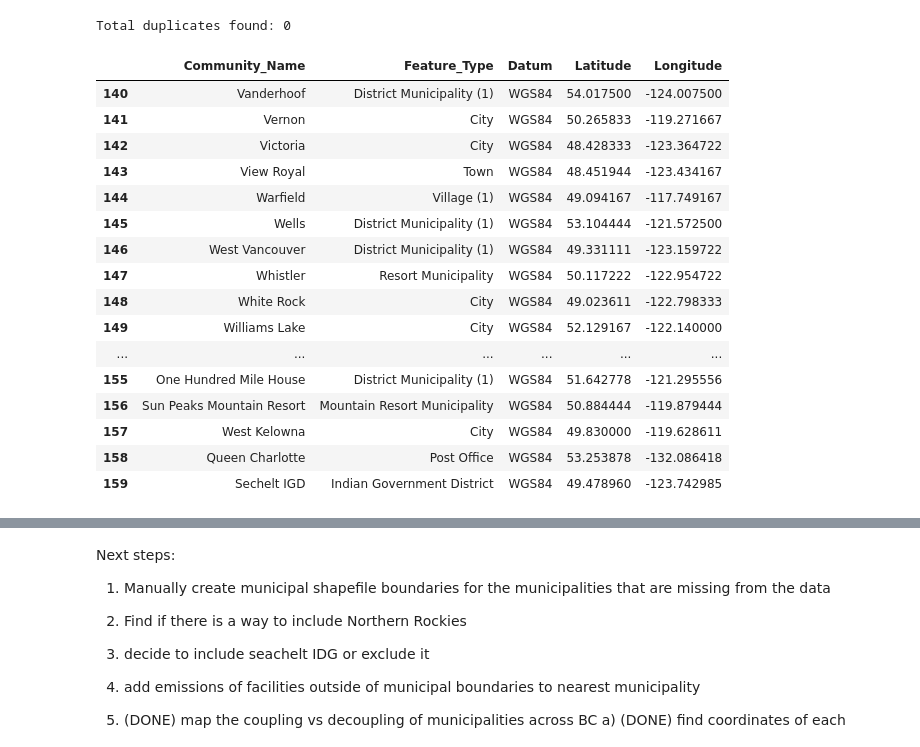
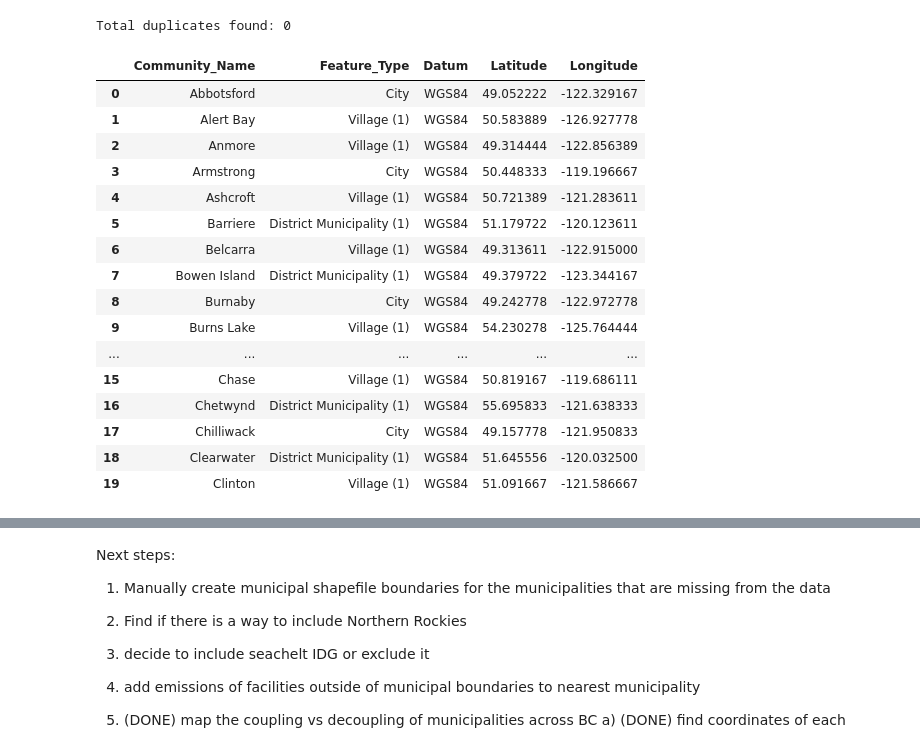
Before and after one commit to AloysioCamposDaPaz/ClusteringForTargetingPolicies, a Jupyter notebook: notebooks/data_cleaning_and_processing_v5.ipynb, the cells around one changed output, grey strips where cells are left out. Drawn from its saved outputs; the diff is of its cells as text; code cells hidden in the pictures.

```diff
--- a/notebooks/data_cleaning_and_processing_v5.ipynb
+++ b/notebooks/data_cleaning_and_processing_v5.ipynb
@@ -345,7 +350,8 @@ Unique municipalities in the industrial emissions data:
  'Masset']
 # %%
 #select municipalities from the utility emissions dataset (by excluding regional districts and unincorporated areas)
-mask = ~utility_emissions['ORG_NAME'].isin(list_of_unincorporated_areas + bc_regional_districts + province + outliers)
+mask = ~utility_emissions['ORG_NAME'].isin(list_of_unincorporated_areas + bc_regional_districts + province)
 utility_df = utility_emissions[mask]
+print(utility_df['ORG_NAME'].unique())
 utility_df.head()
 # %% [output]
@@ -359,8 +382,8 @@ utility_df.head()
 #save the utility_df to a csv file in the data/processed folder
 utility_df.to_csv(os.path.join('..','data','processed','municipalities_energy_and_emissions.csv'), index=False)
 # %%
-#select municipalities from the utility emissions dataset (by excluding regional districts and unincorporated areas)
-mask = ~transportation_emissions['ORG_NAME'].isin(list_of_unincorporated_areas + bc_regional_districts + province + outliers)
+#select municipalities from the transportation emissions dataset (by excluding regional districts and unincorporated areas)
+mask = ~transportation_emissions['ORG_NAME'].isin(list_of_unincorporated_areas + bc_regional_districts + province)
 transportation_df = transportation_emissions[mask]
 
 #change names of communities to match the utility_df
@@ -376,4 +399,5 @@ transportation_df['ORG_NAME'] = transportation_df['ORG_NAME'].replace({
 })
 
 transportation_df.head()
+print(transportation_df['ORG_NAME'].unique())
 # %% [output]
@@ -1085,11 +1111,25 @@ def categorize_decoupling(emissions_change, wellbeing_change):
         return 'Other'
 
 # Apply decoupling categorization
-final_analysis_data['decoupling_type'] = final_analysis_data.apply(
+final_analysis_data['total_emissions_decoupling_type'] = final_analysis_data.apply(
     lambda row: categorize_decoupling(row['total_emissions_percent_change'], row['cwb_percent_change']), axis=1
 )
 
-final_analysis_data['per_capita_decoupling_type'] = final_analysis_data.apply(
+final_analysis_data['total_emissions_per_capita_decoupling_type'] = final_analysis_data.apply(
     lambda row: categorize_decoupling(row['total_emissions_per_capita_change'], row['cwb_percent_change']), axis=1
 )
+
+#Repeat the decoupling categorization for transportation, utility and industrial emissions
+
+final_analysis_data['transportation_emissions_decoupling_type'] = final_analysis_data.apply(
+    lambda row: categorize_decoupling(row['transportation_emissions_percent_change'], row['cwb_percent_change']), axis=1
+)
+
+final_analysis_data['utility_emissions_decoupling_type'] = final_analysis_data.apply(
+    lambda row: categorize_decoupling(row['utility_emissions_percent_change'], row['cwb_percent_change']), axis=1
+)
+
+final_analysis_data['industrial_emissions_decoupling_type'] = final_analysis_data.apply(
+    lambda row: categorize_decoupling(row['utility_emissions_percent_change'], row['cwb_percent_change']), axis=1
+)
 # %%
@@ -1205,6 +1362,7 @@ name_featuretype_corrections = {
     "West Kelowna": ("West Kelowna, City of", "City"),
     "Queen Charlotte": ("Queen Charlotte", "Post Office"),
     "Sechelt IGD": ("Sechelt Indian Government District", "Indian Government District"),
+    "Northern Rockies" :("Northern Rockies Regional Municipality","District Municipality (1)")
 }
 
 missing_coords = []
@@ -1312,25 +1470,25 @@ gazeteer_final.rename(columns={
 # Save the gazeteer_final dataframe to a CSV file in the processed data folder
 gazeteer_final.to_csv(os.path.join('..', 'data', 'processed', 'gazeteer_final.csv'), index=False)
 # %%
-gazeteer_final.tail(20)
+gazeteer_final.head(20)
 # %% [output]
 |  | Community_Name | Feature_Type | Datum | Latitude | Longitude |
-| 140 | Vanderhoof | District Municipality (1) | WGS84 | 54.017500 | -124.007500 |
-| 141 | Vernon | City | WGS84 | 50.265833 | -119.271667 |
-| 142 | Victoria | City | WGS84 | 48.428333 | -123.364722 |
-| 143 | View Royal | Town | WGS84 | 48.451944 | -123.434167 |
-| 144 | Warfield | Village (1) | WGS84 | 49.094167 | -117.749167 |
-| 145 | Wells | District Municipality (1) | WGS84 | 53.104444 | -121.572500 |
-| 146 | West Vancouver | District Municipality (1) | WGS84 | 49.331111 | -123.159722 |
-| 147 | Whistler | Resort Municipality | WGS84 | 50.117222 | -122.954722 |
-| 148 | White Rock | City | WGS84 | 49.023611 | -122.798333 |
-| 149 | Williams Lake | City | WGS84 | 52.129167 | -122.140000 |
+| 0 | Abbotsford | City | WGS84 | 49.052222 | -122.329167 |
+| 1 | Alert Bay | Village (1) | WGS84 | 50.583889 | -126.927778 |
+| 2 | Anmore | Village (1) | WGS84 | 49.314444 | -122.856389 |
+| 3 | Armstrong | City | WGS84 | 50.448333 | -119.196667 |
+| 4 | Ashcroft | Village (1) | WGS84 | 50.721389 | -121.283611 |
+| 5 | Barriere | District Municipality (1) | WGS84 | 51.179722 | -120.123611 |
+| 6 | Belcarra | Village (1) | WGS84 | 49.313611 | -122.915000 |
+| 7 | Bowen Island | District Municipality (1) | WGS84 | 49.379722 | -123.344167 |
+| 8 | Burnaby | City | WGS84 | 49.242778 | -122.972778 |
+| 9 | Burns Lake | Village (1) | WGS84 | 54.230278 | -125.764444 |
 | ... | ... | ... | ... | ... | ... |
-| 155 | One Hundred Mile House | District Municipality (1) | WGS84 | 51.642778 | -121.295556 |
-| 156 | Sun Peaks Mountain Resort | Mountain Resort Municipality | WGS84 | 50.884444 | -119.879444 |
-| 157 | West Kelowna | City | WGS84 | 49.830000 | -119.628611 |
-| 158 | Queen Charlotte | Post Office | WGS84 | 53.253878 | -132.086418 |
-| 159 | Sechelt IGD | Indian Government District | WGS84 | 49.478960 | -123.742985 |
+| 15 | Chase | Village (1) | WGS84 | 50.819167 | -119.686111 |
+| 16 | Chetwynd | District Municipality (1) | WGS84 | 55.695833 | -121.638333 |
+| 17 | Chilliwack | City | WGS84 | 49.157778 | -121.950833 |
+| 18 | Clearwater | District Municipality (1) | WGS84 | 51.645556 | -120.032500 |
+| 19 | Clinton | Village (1) | WGS84 | 51.091667 | -121.586667 |
 # %%
 #merge the gazeteer data with the final_analysis_data
 final_analysis_data_with_coords = pd.merge(final_analysis_data, gazeteer_final, on='Community_Name')
```
Also changed, not shown: parts of 38 cells of this notebook, 38 other files.
